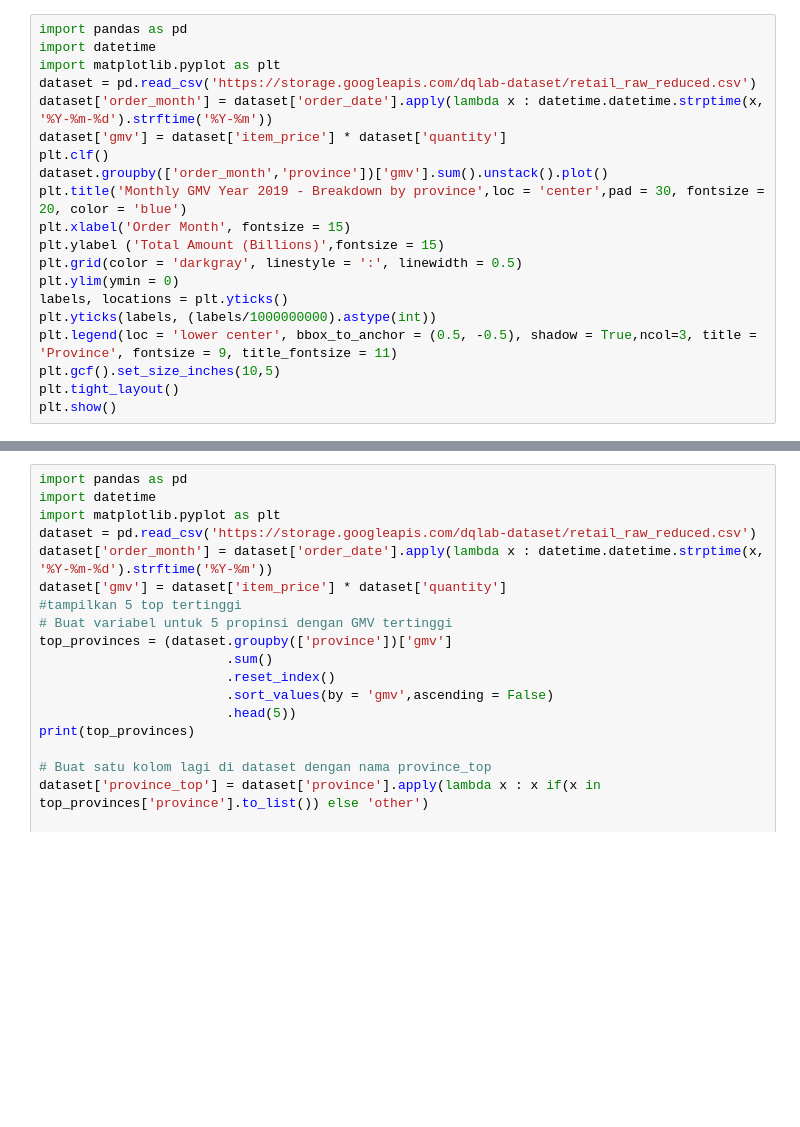
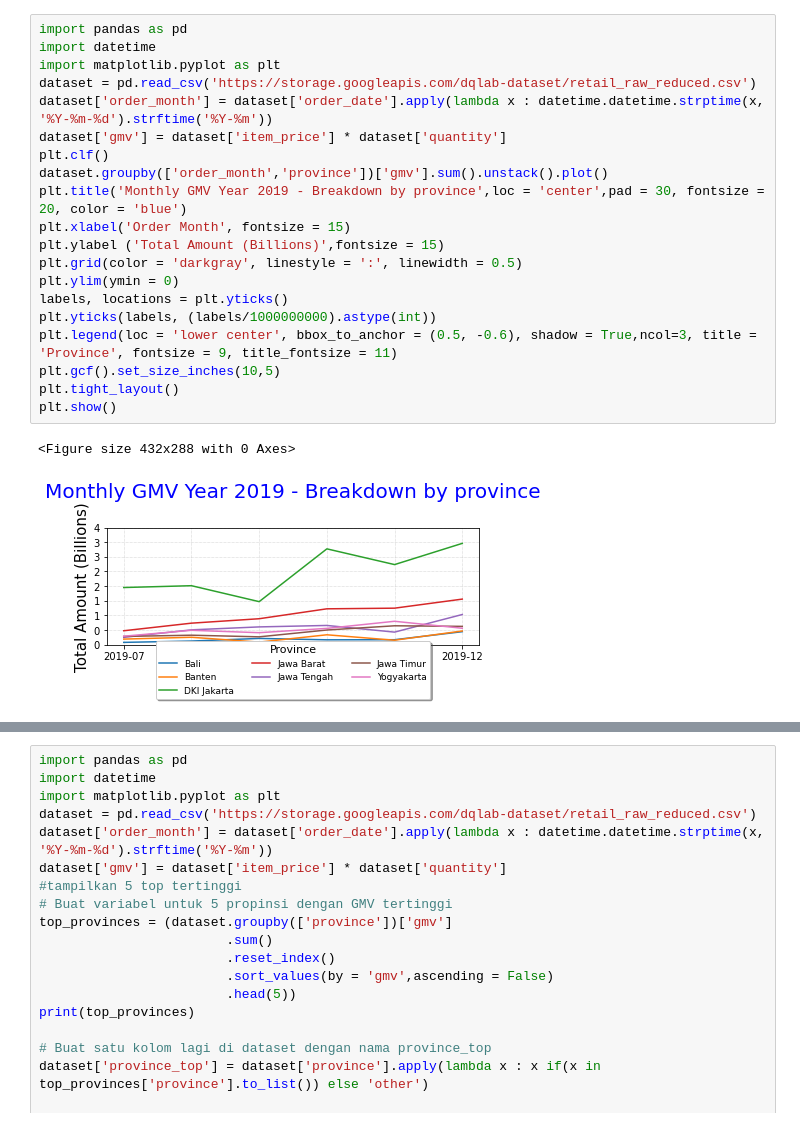
Before and after one commit to syukurd/PYTHONLIKE, a Jupyter notebook: sains/datascience/visualisasi part II/colormap.ipynb, the cells around one changed output, grey strips where cells are left out. Drawn from its saved outputs; the diff is of its cells as text; blank space fills up the shorter version.

```diff
--- a/sains/datascience/visualisasi part II/colormap.ipynb
+++ b/sains/datascience/visualisasi part II/colormap.ipynb
@@ -1,23 +1,26 @@
 # %%
 import pandas as pd
 import datetime
 import matplotlib.pyplot as plt
 dataset = pd.read_csv('https://storage.googleapis.com/dqlab-dataset/retail_raw_reduced.csv')
 dataset['order_month'] = dataset['order_date'].apply(lambda x : datetime.datetime.strptime(x, '%Y-%m-%d').strftime('%Y-%m'))
 dataset['gmv'] = dataset['item_price'] * dataset['quantity']
 plt.clf()
 dataset.groupby(['order_month','province'])['gmv'].sum().unstack().plot()
 plt.title('Monthly GMV Year 2019 - Breakdown by province',loc = 'center',pad = 30, fontsize = 20, color = 'blue')
 plt.xlabel('Order Month', fontsize = 15)
 plt.ylabel ('Total Amount (Billions)',fontsize = 15)
 plt.grid(color = 'darkgray', linestyle = ':', linewidth = 0.5)
 plt.ylim(ymin = 0)
 labels, locations = plt.yticks()
 plt.yticks(labels, (labels/1000000000).astype(int))
-plt.legend(loc = 'lower center', bbox_to_anchor = (0.5, -0.5), shadow = True,ncol=3, title = 'Province', fontsize = 9, title_fontsize = 11)
+plt.legend(loc = 'lower center', bbox_to_anchor = (0.5, -0.6), shadow = True,ncol=3, title = 'Province', fontsize = 9, title_fontsize = 11)
 plt.gcf().set_size_inches(10,5)
 plt.tight_layout()
 plt.show()
+# %% [output]
+<Figure size 432x288 with 0 Axes>
+[figure, added]
 # %%
 import pandas as pd
 import datetime
```
Also changed, not shown: parts of 1 cell of this notebook, 1 other file.
